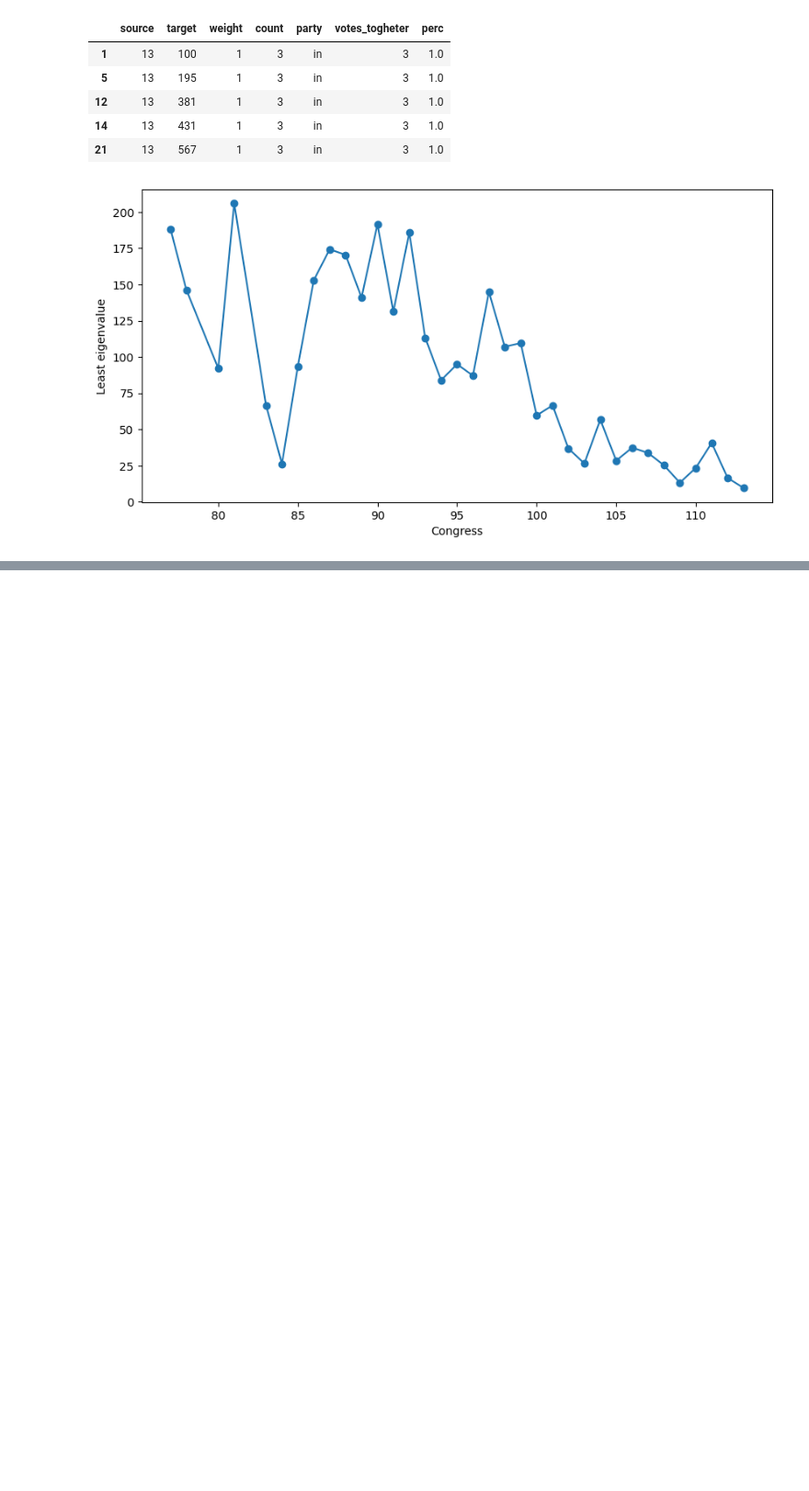
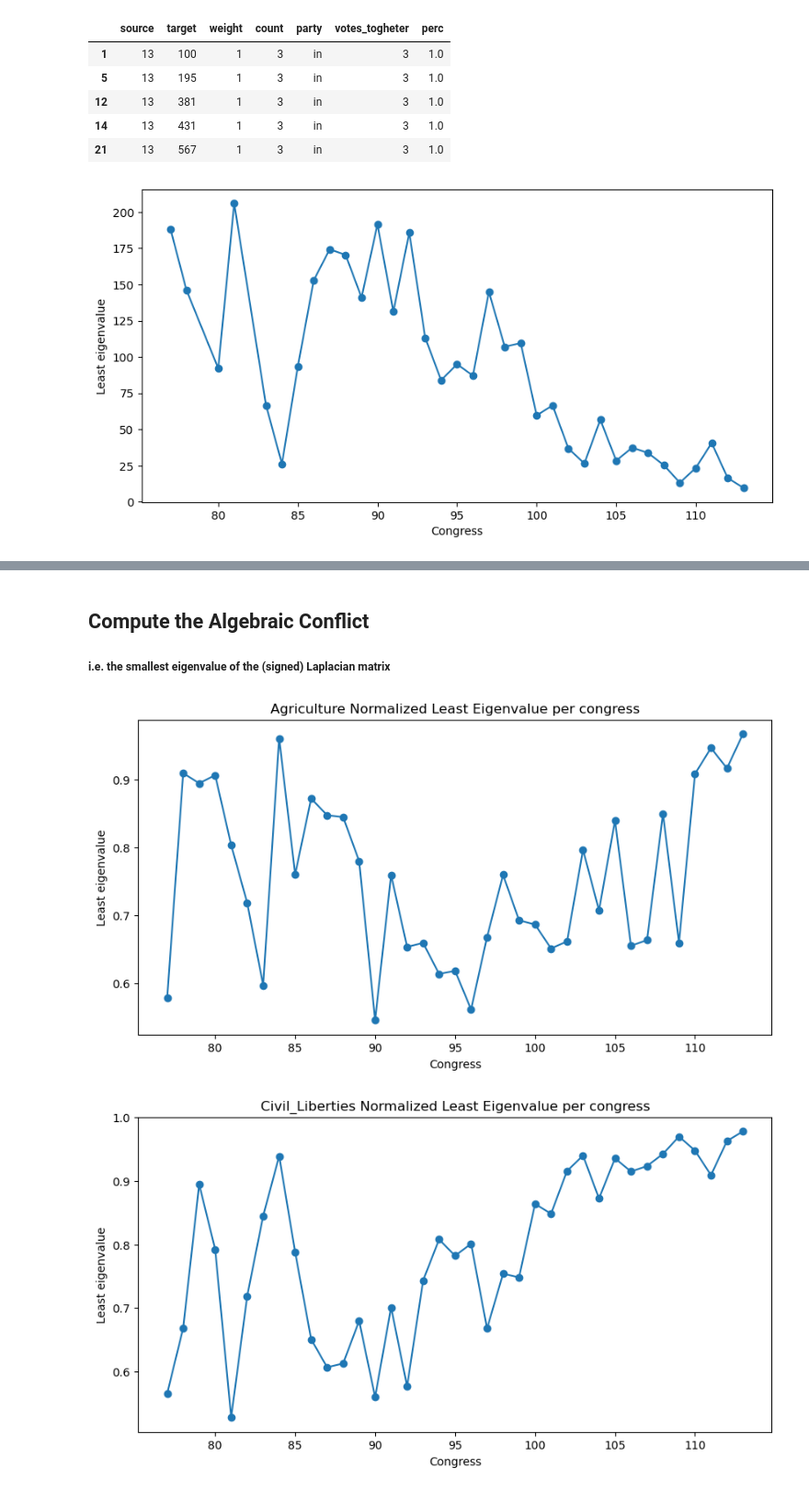
Before and after one commit to LeonardoAgasso/USA_Congress_SigNet, a Jupyter notebook: notebooks/frustrind_algconf.ipynb, the cells around one changed output, grey strips where cells are left out. Shown at 92% size. Cells and saved outputs as stored; diff of their text form; code cells hidden in the pictures; blank space fills up the shorter version.

Commit message:
least eigenvalue plots - house topics

```diff
--- a/notebooks/frustrind_algconf.ipynb
+++ b/notebooks/frustrind_algconf.ipynb
@@ -225,0 +217,3 @@ plt.show()
+# %% [markdown]
+## Compute the Algebraic Conflict
+##### i.e. the smallest eigenvalue of the (signed) Laplacian matrix
@@ -225,0 +237,60 @@ plt.show()
+# %%
+def read_edgelist_eigen(folder, threshold_pos, threshold_neg):
+    # read edgelist
+    df = pd.read_csv(folder)
+    df_pos = df.loc[(df['weight']==1)&(df['perc']>threshold_pos)].copy()
+    df_neg = df.loc[(df['weight']==-1)&(df['perc']>threshold_neg)].copy()
+    df = pd.concat([df_pos, df_neg])
+
+    return compute_eigen(df)
+# %%
+# for every clausen category, define a dictionary with the congress as key and the eigenvalue as value
+eigenvalues = {}
+# %%
+for clausen in tqdm(clausen_cat_dic.values()):
+	for csv in tqdm(glob.glob(edgelists_path + 'votes_house_clausen_edges/' + clausen + '/*.csv')):
+		n_congress = int(os.path.basename(csv).replace('congress_', '').replace('.csv', ''))
+
+		#check if the threshold file exists, otherwise continue
+		if not os.path.exists(thresholds_path + 'house_clausen_thresholds/' + clausen + '/' + str(n_congress) + '_dic_thresholds_norm.csv'):
+			continue
+
+		# Rest of your existing code to compute eigenvalues
+		temp = pd.read_csv(thresholds_path + 'house_clausen_thresholds/' + clausen + '/' + str(n_congress) + '_dic_thresholds_norm.csv')
+		threshold_pos = temp.iloc[0]['pos_threshold']
+		threshold_neg = temp.iloc[0]['neg_threshold']
+
+		# Read the CSV file into a pandas DataFrame
+		df = pd.read_csv(csv)
+		df_pos = df.loc[(df['weight']==1)&(df['perc']>threshold_pos)].copy()
+		df_neg = df.loc[(df['weight']==-1)&(df['perc']>threshold_neg)].copy()
+		df = pd.concat([df_pos, df_neg])
+
+		# Create a graph from the DataFrame
+		G = nx.from_pandas_edgelist(df, 'source', 'target')
+
+		# check if df is empty
+		if df.empty:
+			continue
+		else:
+			# Check if the graph is connected
+			if not nx.is_connected(G):
+			# If the graph is not connected, continue to the next iteration
+				continue
+
+		least_eigevalue = read_edgelist_eigen(csv, threshold_pos, threshold_neg)
+		eigenvalues[n_congress] = least_eigevalue
+
+		#plot the eigenvalues sorted by congress
+
+	plt.figure(figsize=(10, 5))
+	plt.plot(sorted(eigenvalues.keys()), [eigenvalues[x] for x in sorted(eigenvalues.keys())], 'o-')
+	plt.xlabel('Congress')
+	plt.ylabel('Least eigenvalue')
+	plt.title(str(clausen) + ' Normalized Least Eigenvalue per congress')
+	plt.savefig('../plots/norm_least_eigenvalues/clausen/' + str(clausen) + '_nle.png')
+
+	plt.show()
+# %% [output]
+[figure, added]
+[figure, added]
```
Also changed, not shown: parts of 9 cells of this notebook, 20 other files.
